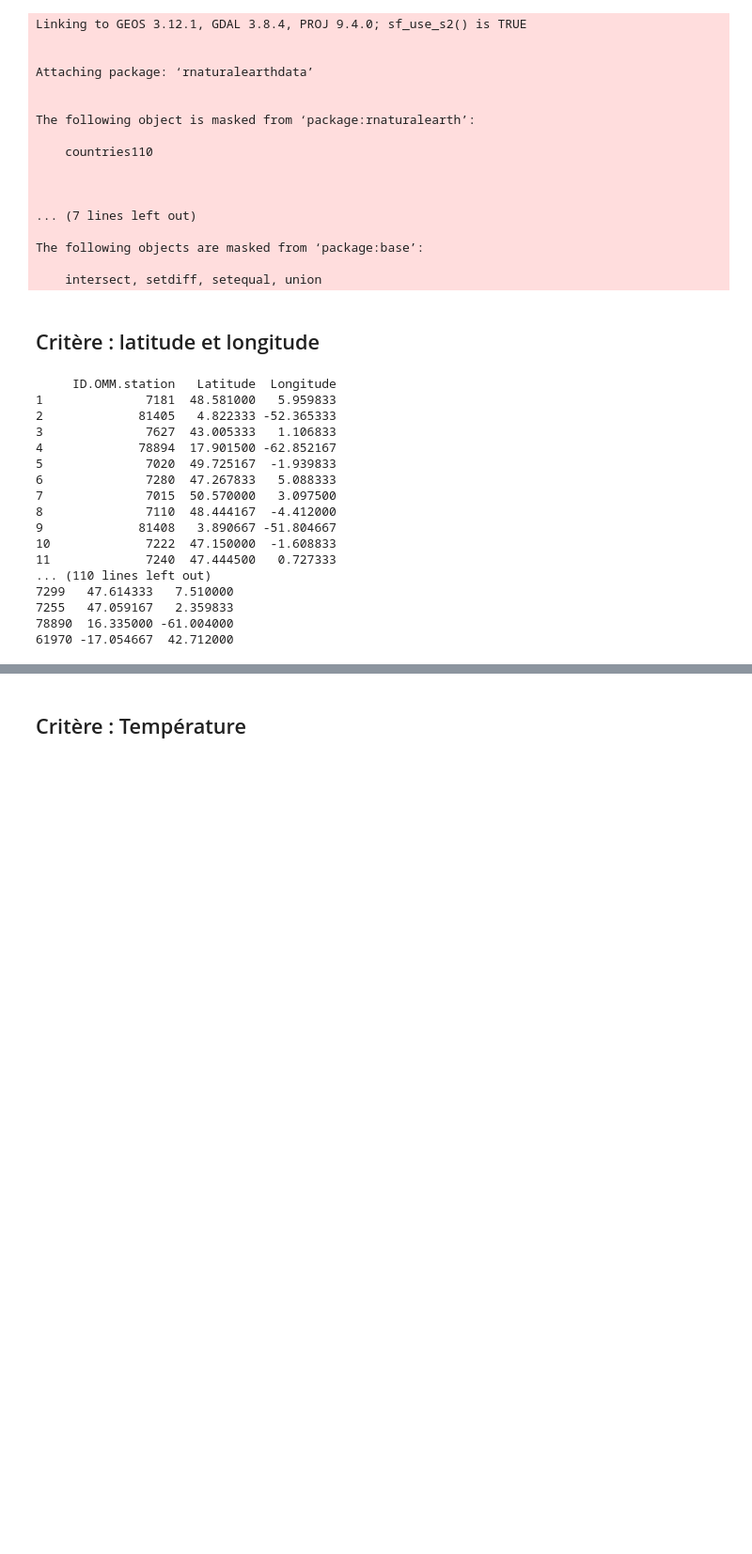
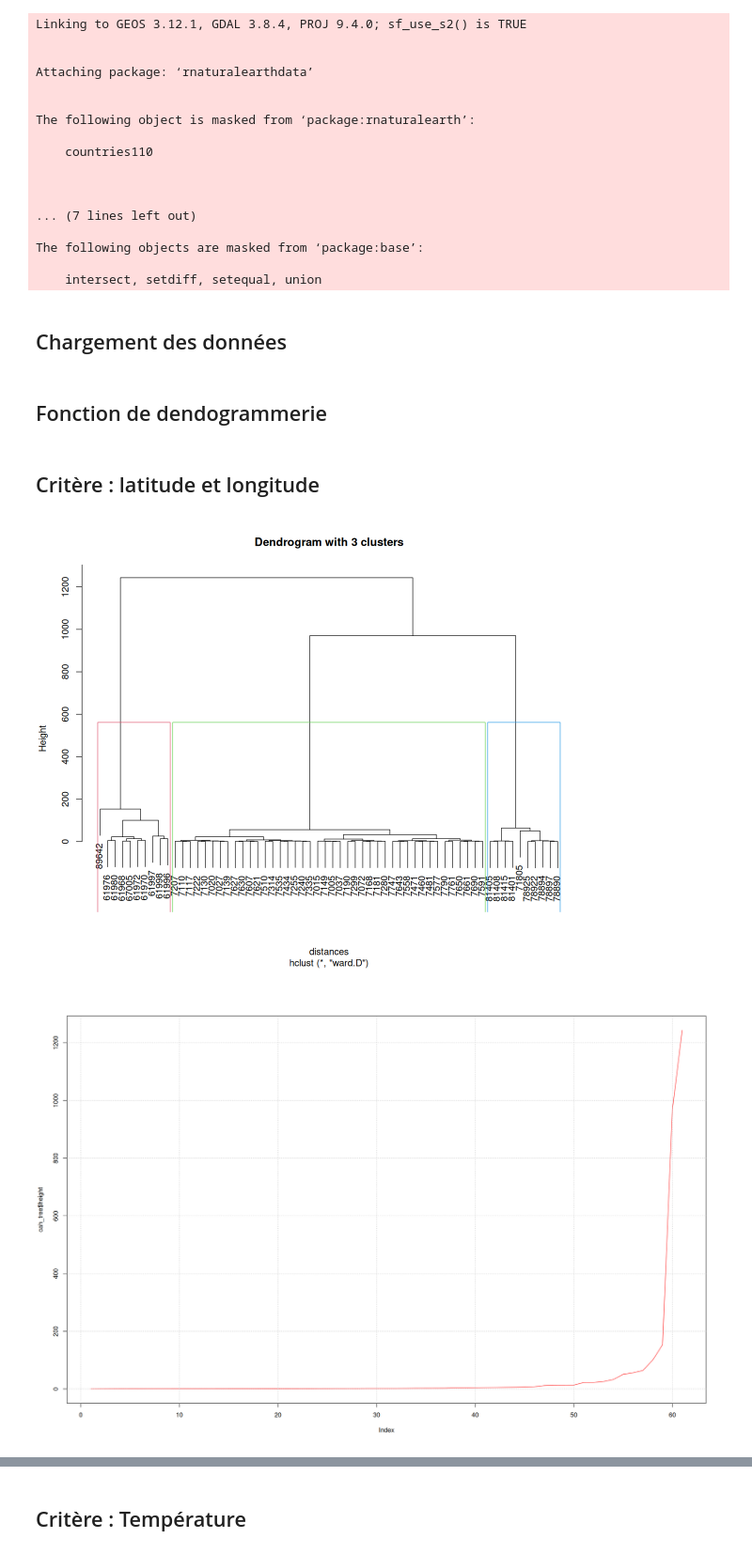
Before and after one commit to thomasdepic/SDD-BE-meteo, a Jupyter notebook: questions/6_clustering.ipynb, the cells around one changed output, grey strips where cells are left out. Shown at 94% size. Cells and saved outputs as stored; diff of their text form; code cells hidden in the pictures; blank space fills up the shorter version.

Commit message:
dendogramme packagé en fonction , testé

```diff
--- a/questions/6_clustering.ipynb
+++ b/questions/6_clustering.ipynb
@@ -25,6 +31,8 @@ The following object is masked from ‘package:rnaturalearth’:
 The following objects are masked from ‘package:base’:
 
     intersect, setdiff, setequal, union
+# %% [markdown]
+## Chargement des données
 # %%
 # 31s à s'exécuter sur Stuart
 data_full_dir = "../data/donnees-synop-essentielles-omm.csv"
@@ -37,35 +45,60 @@ full_data <- read.csv(data_ext10_dir,
             na.string=c("","null","NaN"),
             header=TRUE,
             stringsAsFactors=TRUE)
+# %% [markdown]
+## Fonction de dendogrammerie
+# %%
+
+auto_dendogram <- function(crit_data, nk){
+
+    # distances
+    distances <- dist(crit_data)
+    # la distance par défaut est 'complete', ie maximale.
+    # plot dendrogramme et sépare l'arbre
+    cah_tree <- hclust(distances, method="ward.D")
+    clusters <- cutree(cah_tree, k = nk, h = NULL)
+    options(repr.plot.width=10, repr.plot.height=8)
+    par(bg = 'white')
+    plot(cah_tree, main = glue("Dendrogram with {nk} clusters"))
+    rectlist = rect.hclust(cah_tree, k = nk, border = 2:(nk+1))
+
+    # plot la hauteur en fonction du nombre de groupe
+    # print(cah_tree$height)
+    options(repr.plot.width=10, repr.plot.height=8)
+    par(bg = 'white')
+    plot(cah_tree$height, col='red', type='l')
+    grid(col="gray")
+
+    # plot les groupes en couleur sur une carte du monde
+    options(repr.plot.width=18, repr.plot.height=12)
+    worldmap <- ne_countries(scale = 'medium', type = 'map_units', returnclass = 'sf')
+
+    i <- 1
+    p <- ggplot()
+    p <- p + geom_sf(data = worldmap, color = "black", fill = "#CAFFDA")
+    for(v in rectlist){
+        p <- p + geom_point(data = crit_data[rownames(crit_data) %in% names(v), ],
+                aes(x = Longitude, y = Latitude), color = pcolors[[i]], size = 3)
+    i <- (i+1)%%length(pcolors)
+    }
+    p <- p + coord_sf() + theme_minimal()
+    print(p)
+}
 # %% [markdown]
 ## Critère : latitude et longitude
 # %%
 # extract latitudes and longitude
 geo_data <- full_data[, c("ID.OMM.station", "Latitude", "Longitude")]
 # make it unique
 geo_data <- geo_data[!duplicated(geo_data["ID.OMM.station"]), ]
-print(geo_data)
 
 # replace names of rows by station id
 row.names(geo_data) <- geo_data$ID.OMM.station
 # and delete column
 geo_data <- geo_data[, -which(names(geo_data) == "ID.OMM.station")]
-print(geo_data)
+# print(geo_data)
+
+auto_dendogram(geo_data, nk=3)
 # %% [output]
-     ID.OMM.station   Latitude  Longitude
-1              7181  48.581000   5.959833
-2             81405   4.822333 -52.365333
-3              7627  43.005333   1.106833
-4             78894  17.901500 -62.852167
-5              7020  49.725167  -1.939833
-6              7280  47.267833   5.088333
-7              7015  50.570000   3.097500
-8              7110  48.444167  -4.412000
-9             81408   3.890667 -51.804667
-10             7222  47.150000  -1.608833
-11             7240  47.444500   0.727333
-... (110 lines left out)
-7299   47.614333   7.510000
-7255   47.059167   2.359833
-78890  16.335000 -61.004000
-61970 -17.054667  42.712000
+[figure, added]
+[figure, added]
```
Also changed, not shown: parts of 5 cells of this notebook.
